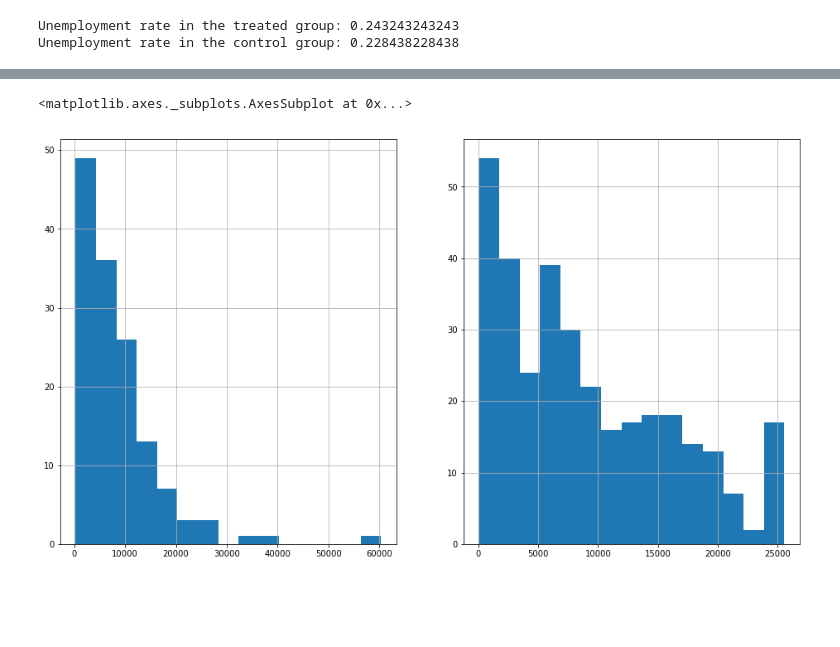
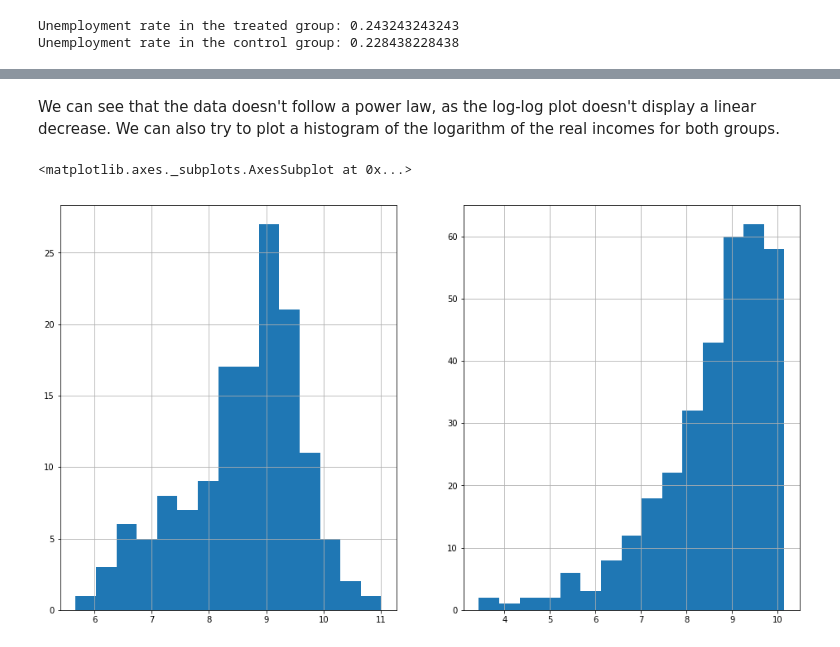
Before and after one commit to justcho5/ADA, a Jupyter notebook: 04 - Applied ML/Homework04.ipynb, the cells around one changed output, grey strips where cells are left out. Cells and saved outputs as stored; diff of their text form; code cells hidden in the pictures; blank space fills up the shorter version.

```diff
--- a/04 - Applied ML/Homework04.ipynb
+++ b/04 - Applied ML/Homework04.ipynb
@@ -173,0 +199,20 @@ non_treated[['re78']].boxplot(vert=False, ax=ax, showfliers=True)
+# %%
+# log-log histogram
+treated_no_zeros = treated[treated.re78 != 0]
+non_treated_no_zeros = non_treated[non_treated.re78 != 0]
+
+# Use custom bins for a logarithmic x axis
+bins_treated = np.logspace(np.log10(min(treated_no_zeros.re78)), np.log10(max(treated_no_zeros.re78)), 20)
+bins_non_treated = np.logspace(np.log10(min(non_treated_no_zeros.re78)), np.log10(max(non_treated_no_zeros.re78)), 20)
+
+# Draw the plots
+fig = plt.figure(figsize=(16,9))
+ax = plt.subplot(121)
+ax.set_title('Treated')
+treated_no_zeros.re78.hist(ax=ax, log=True, bins=bins_treated)
+ax.set_xscale('log')
+
+ax = plt.subplot(122)
+ax.set_title('Non treated')
+non_treated_no_zeros.re78.hist(ax=ax, log=True, bins=bins_non_treated)
+ax.set_xscale('log')
@@ -174,10 +221,12 @@ non_treated[['re78']].boxplot(vert=False, ax=ax, showfliers=True)
+# %% [markdown]
+We can see that the data doesn't follow a power law, as the log-log plot doesn't display a linear decrease. We can also try to plot a histogram of the logarithm of the real incomes for both groups.
 # %%
-# histogram of salary for employed people in the two groups
+# histogram of log-salary
 fig = plt.figure(figsize=(16,9))
 ax = plt.subplot(121)
-treated.re78[treated.re78!=0].hist(ax=ax, bins=15)
+np.log(treated_no_zeros.re78).hist(ax=ax, bins=15)
 ax = plt.subplot(122)
-non_treated.re78[non_treated.re78!=0].hist(ax=ax, bins=15)
+np.log(non_treated_no_zeros.re78).hist(ax=ax, bins=15)
 # %% [output]
 <matplotlib.axes._subplots.AxesSubplot at 0x...>
-[figure, old version]
+[figure, new version]
```
Also changed, not shown: parts of 28 cells of this notebook.
